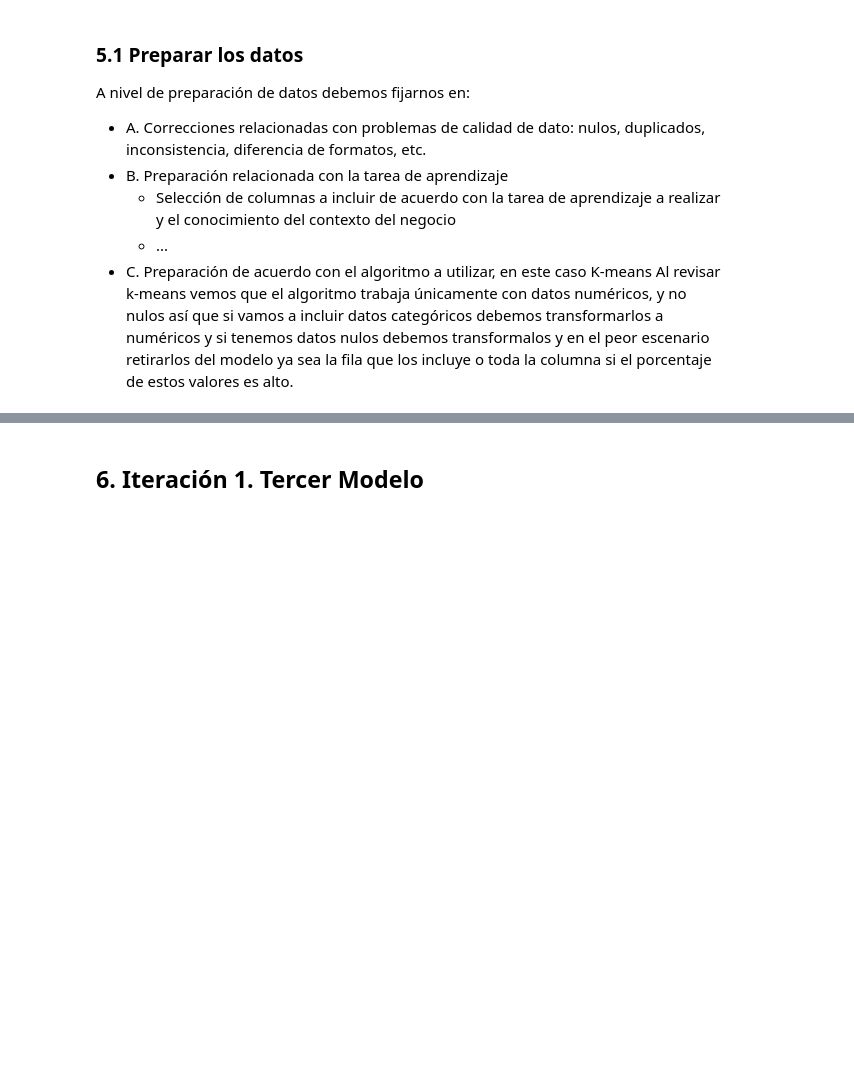
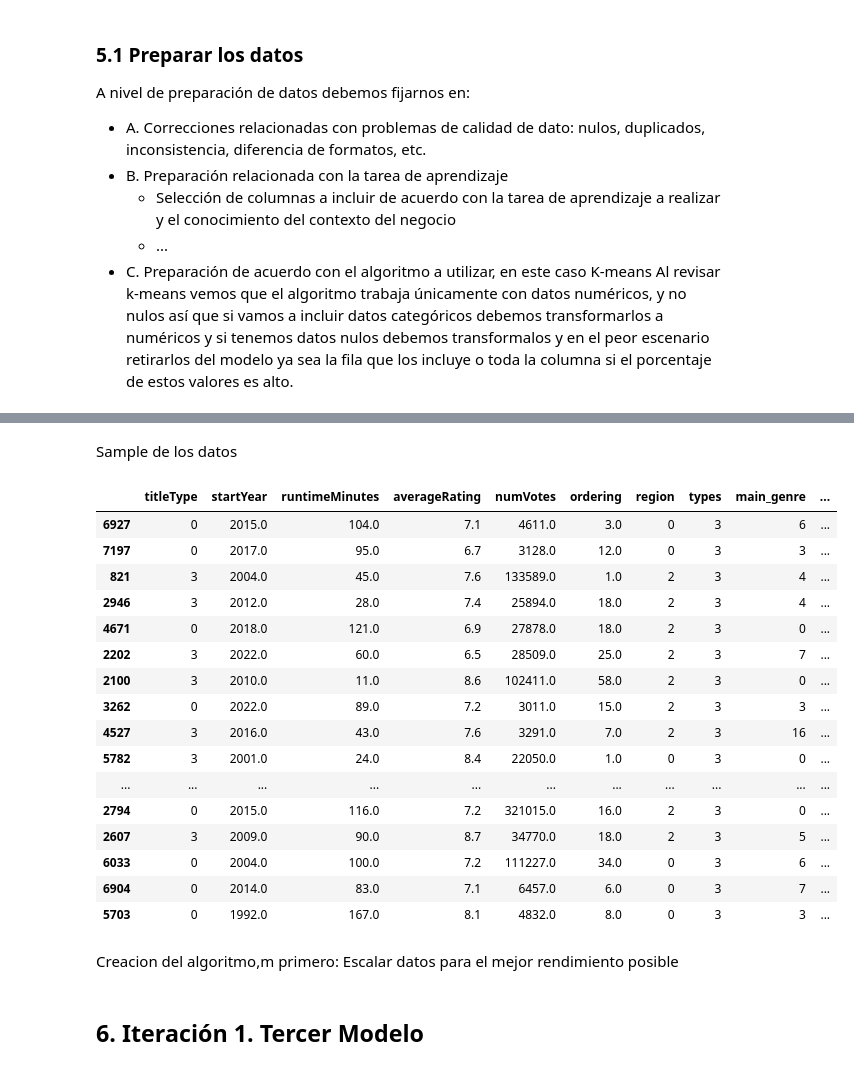
Before and after one commit to BI-Bernal-Diaz-Serrano/Lab1, a Jupyter notebook: main.ipynb, the cells around one changed output, grey strips where cells are left out. Cells and saved outputs as stored; diff of their text form; code cells hidden in the pictures; blank space fills up the shorter version.

Commit message:
Avances algoritmo 2

```diff
--- a/main.ipynb
+++ b/main.ipynb
@@ -527,0 +609,2 @@ A nivel de preparación de datos debemos fijarnos en:
+# %%
+df_moviesAlgoritmo2.dropna(inplace=True)
@@ -527,0 +613,2 @@ A nivel de preparación de datos debemos fijarnos en:
+# %%
+df_moviesAlgoritmo2 = df_moviesAlgoritmo2.drop(df_moviesAlgoritmo2[(df_moviesAlgoritmo2['averageRating'] < 0) | (df_moviesAlgoritmo2['averageRating'] > 10)].index)
@@ -527,0 +617,4 @@ A nivel de preparación de datos debemos fijarnos en:
+# %%
+df_moviesAlgoritmo2 = df_moviesAlgoritmo2.drop('originalTitle', axis=1)
+
+df_moviesAlgoritmo2.dtypes
@@ -527,0 +623,10 @@ A nivel de preparación de datos debemos fijarnos en:
+# %%
+le = LabelEncoder()
+cols_to_encode = ['titleType', 'region', 'types', 'main_genre', 'secondary_genre']
+
+# Aplicar la codificación para cada columna
+for col in cols_to_encode:
+    df_moviesAlgoritmo2[col] = le.fit_transform(df_moviesAlgoritmo2[col].astype(str))
+
+# Verificar los cambios
+print(df_moviesAlgoritmo2.dtypes)
@@ -527,0 +659,25 @@ A nivel de preparación de datos debemos fijarnos en:
+# %% [markdown]
+Sample de los datos
+# %%
+sample_df = df_moviesAlgoritmo2.sample(n=20)
+sample_df
+# %% [output]
+|  | titleType | startYear | runtimeMinutes | averageRating | numVotes | ordering | region | types | main_genre | ... |
+| 6927 | 0 | 2015.0 | 104.0 | 7.1 | 4611.0 | 3.0 | 0 | 3 | 6 | ... |
+| 7197 | 0 | 2017.0 | 95.0 | 6.7 | 3128.0 | 12.0 | 0 | 3 | 3 | ... |
+| 821 | 3 | 2004.0 | 45.0 | 7.6 | 133589.0 | 1.0 | 2 | 3 | 4 | ... |
+| 2946 | 3 | 2012.0 | 28.0 | 7.4 | 25894.0 | 18.0 | 2 | 3 | 4 | ... |
+| 4671 | 0 | 2018.0 | 121.0 | 6.9 | 27878.0 | 18.0 | 2 | 3 | 0 | ... |
+| 2202 | 3 | 2022.0 | 60.0 | 6.5 | 28509.0 | 25.0 | 2 | 3 | 7 | ... |
+| 2100 | 3 | 2010.0 | 11.0 | 8.6 | 102411.0 | 58.0 | 2 | 3 | 0 | ... |
+| 3262 | 0 | 2022.0 | 89.0 | 7.2 | 3011.0 | 15.0 | 2 | 3 | 3 | ... |
+| 4527 | 3 | 2016.0 | 43.0 | 7.6 | 3291.0 | 7.0 | 2 | 3 | 16 | ... |
+| 5782 | 3 | 2001.0 | 24.0 | 8.4 | 22050.0 | 1.0 | 0 | 3 | 0 | ... |
+| ... | ... | ... | ... | ... | ... | ... | ... | ... | ... | ... |
+| 2794 | 0 | 2015.0 | 116.0 | 7.2 | 321015.0 | 16.0 | 2 | 3 | 0 | ... |
+| 2607 | 3 | 2009.0 | 90.0 | 8.7 | 34770.0 | 18.0 | 2 | 3 | 5 | ... |
+| 6033 | 0 | 2004.0 | 100.0 | 7.2 | 111227.0 | 34.0 | 0 | 3 | 6 | ... |
+| 6904 | 0 | 2014.0 | 83.0 | 7.1 | 6457.0 | 6.0 | 0 | 3 | 7 | ... |
+| 5703 | 0 | 1992.0 | 167.0 | 8.1 | 4832.0 | 8.0 | 0 | 3 | 3 | ... |
+# %% [markdown]
+Creacion del algoritmo,m primero: Escalar datos para el mejor rendimiento posible
```
Also changed, not shown: parts of 36 cells of this notebook.
